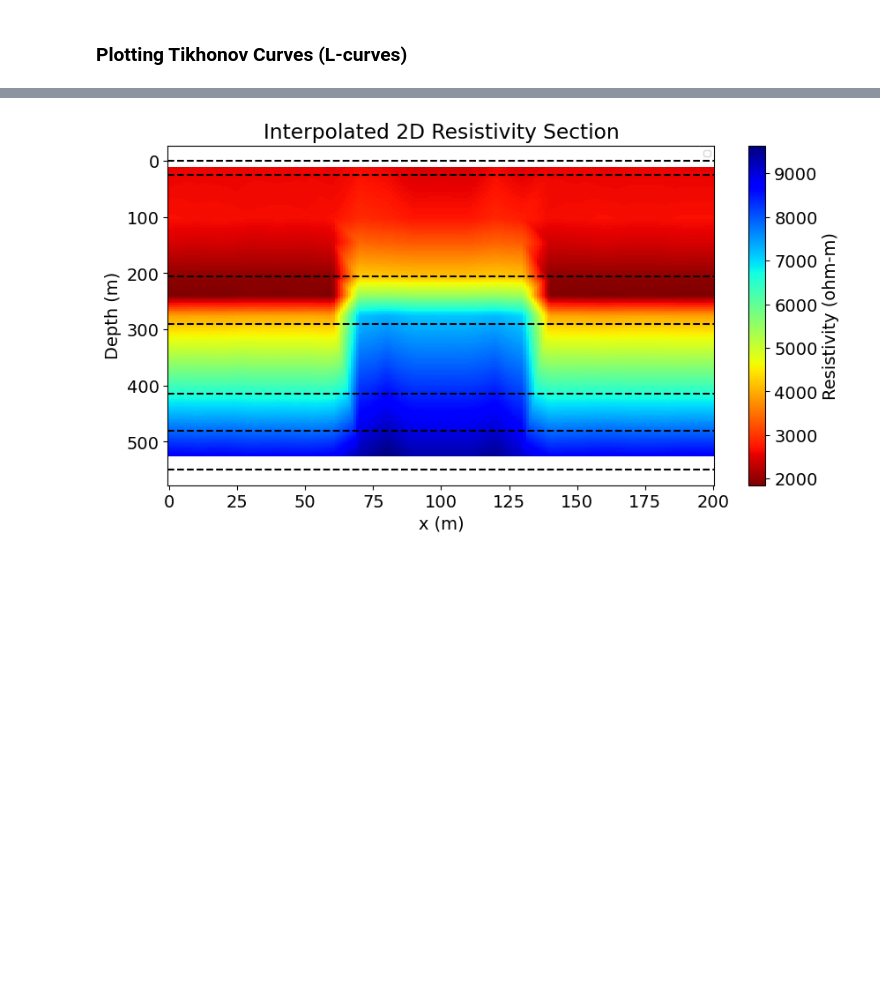
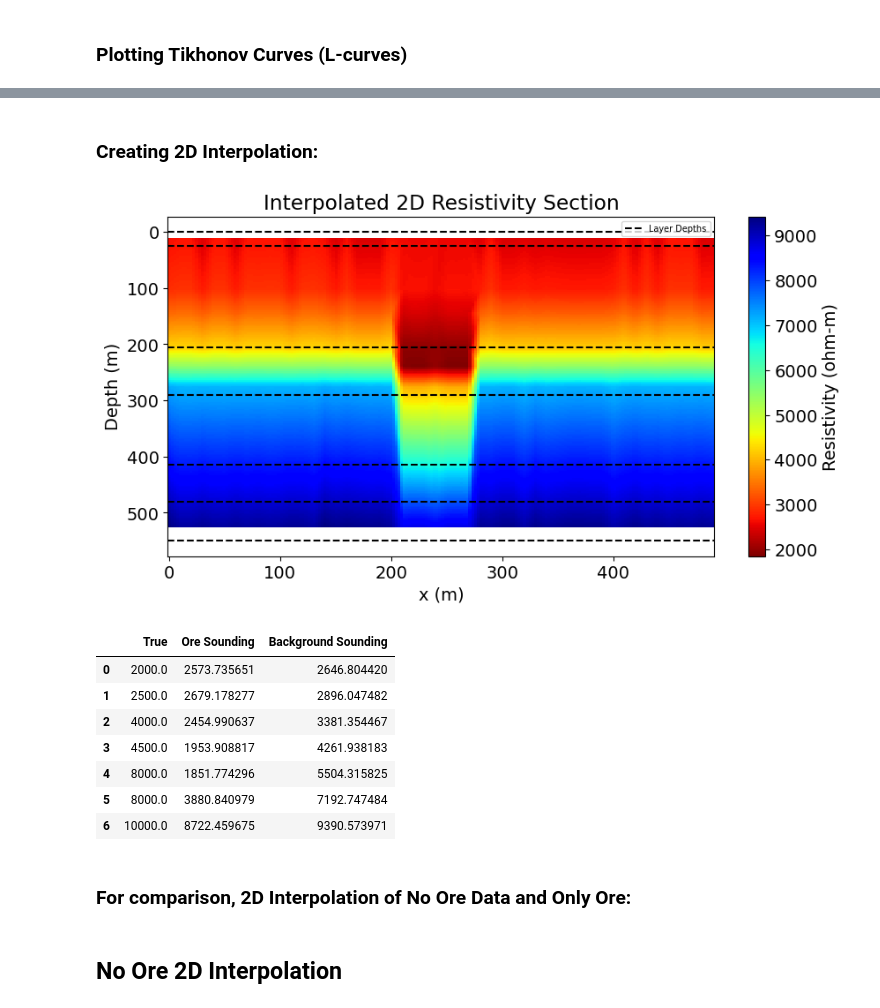
Before and after one commit to e-hdz130504/EOSC454-Inversion-Project-2026, a Jupyter notebook: 1D_AMT_Inversion.ipynb, the cells around one changed output, grey strips where cells are left out. Cells and saved outputs as stored; diff of their text form; code cells hidden in the pictures; blank space fills up the shorter version.

Commit message:
Final Soundings

```diff
--- a/1D_AMT_Inversion.ipynb
+++ b/1D_AMT_Inversion.ipynb
@@ -508,7 +704,7 @@ def L2_1D_Inversion(dpred, rho):
 
 
     # Defining Mesh for 7 layers
-    rho = np.r_[2000., 2500., 4000., 4500., 8000., 500., 10000.] #ohm-m
+    #rho = np.r_[2000., 2500., 4000., 4500., 8000., 500., 10000.] #ohm-m
     n_layers_halfspace = len(rho)
     layer_thick = np.array([25, 180, 85, 125, 65, 70])
 
@@ -599,7 +797,7 @@ def L2_1D_Inversion(dpred, rho):
 # %%
 # Creating 21 total soundings where the ore body will be the 11th
 
-n_soundings = 21
+n_soundings = 50
 n_soundings_with_ore = 7
 
 all_layer_thicknesses = []
@@ -614,7 +812,7 @@ rho_background  = np.r_[2000., 2500., 4000., 4500., 8000., 8000., 10000.]
 
 all_rho = []
 
-start_ore = (n_soundings - n_soundings_with_ore) // 2
+start_ore = (n_soundings - n_soundings_with_ore)// 2
 end_ore = start_ore + n_soundings_with_ore
 
 for i in range(n_soundings):
@@ -629,9 +827,9 @@ for i in range(n_soundings):
 Inversion_sigma = []
 for ii, i in enumerate(range(n_soundings)):
     if start_ore <= i < end_ore:
+        Inversion_sigma.append(L2_1D_Inversion(dpred, all_rho[ii]))
+    else:
         Inversion_sigma.append(L2_1D_Inversion(dpred_no_ore, all_rho[ii]))
-    else:
-        Inversion_sigma.append(L2_1D_Inversion(dpred, all_rho[ii]))
 # %% [output]
 INFO: Directive TargetMisfit: Target data misfit is 92.0
 Running inversion with SimPEG v0.25.0
@@ -745,8 +949,7 @@ Running inversion with SimPEG v0.25.0
+# %% [markdown]
+### Creating 2D Interpolation:
 # %%
-from scipy.interpolate import griddata
-
 #Survey Parameter
-n_soundings = 21
 dx = 10 #m
 
 #Creating an RX location starting at 0
@@ -766,39 +969,53 @@ layer_centers = (layer_depth + layer_thicknesses)/ 2
 X, Z = np.meshgrid(rx_loc, layer_centers, indexing='ij')
 X = np.array(X)
 Z = np.array(Z)
 Inversion_rho = 1/np.array(Inversion_sigma)
 Inversion_rho = Inversion_rho[:,::-1]
 points = np.c_[X.ravel(), Z.ravel()]
 values = Inversion_rho.ravel()
 x_grid = np.linspace(rx_loc.min(), rx_loc.max(), 200)
 z_grid = np.linspace(layer_centers.min(), layer_centers.max(), 200)
 
 XI, ZI = np.meshgrid(x_grid, z_grid)
 
 # 2D Interpolation
-rho_section = griddata(
-    points,
-    values,
-    (XI, ZI),
-    method='linear'
-)
+rho_section = griddata(points,values, (XI, ZI), method='linear')
 
 
-#Plotting resukts!
+#Plotting results!
 plt.figure(figsize=(10, 5))
 
 plt.pcolormesh(XI, ZI, rho_section, cmap = 'jet_r')
 
 #Plotting true layer depths
 for i in layer_depth:
     plt.axhline(i, c = 'k', linestyle = '--')
 
 plt.gca().invert_yaxis()
 plt.colorbar(label='Resistivity (ohm-m)')
 plt.xlabel('x (m)')
 plt.ylabel('Depth (m)')
 plt.title('Interpolated 2D Resistivity Section')
-plt.legend(fontsize = 7)
+plt.legend(fontsize = 7, labels =['Layer Depths'], loc = 1)
 plt.show()
+
+ore_rho = Inversion_rho[25]
+no_ore_rho = Inversion_rho[0]
+rho
+
+rhos_table = {'True':rho, 'Ore Sounding': ore_rho, 'Background Sounding': no_ore_rho}
+pd.DataFrame(rhos_table)
 # %% [output]
-[figure, old version]
+[figure, new version]
+|  | True | Ore Sounding | Background Sounding |
+| 0 | 2000.0 | 2573.735651 | 2646.804420 |
+| 1 | 2500.0 | 2679.178277 | 2896.047482 |
+| 2 | 4000.0 | 2454.990637 | 3381.354467 |
+| 3 | 4500.0 | 1953.908817 | 4261.938183 |
+| 4 | 8000.0 | 1851.774296 | 5504.315825 |
+| 5 | 8000.0 | 3880.840979 | 7192.747484 |
+| 6 | 10000.0 | 8722.459675 | 9390.573971 |
+# %% [markdown]
+### For comparison, 2D Interpolation of No Ore Data and Only Ore:
+# %% [markdown]
+## No Ore 2D Interpolation
```
Also changed, not shown: parts of 18 cells of this notebook.
